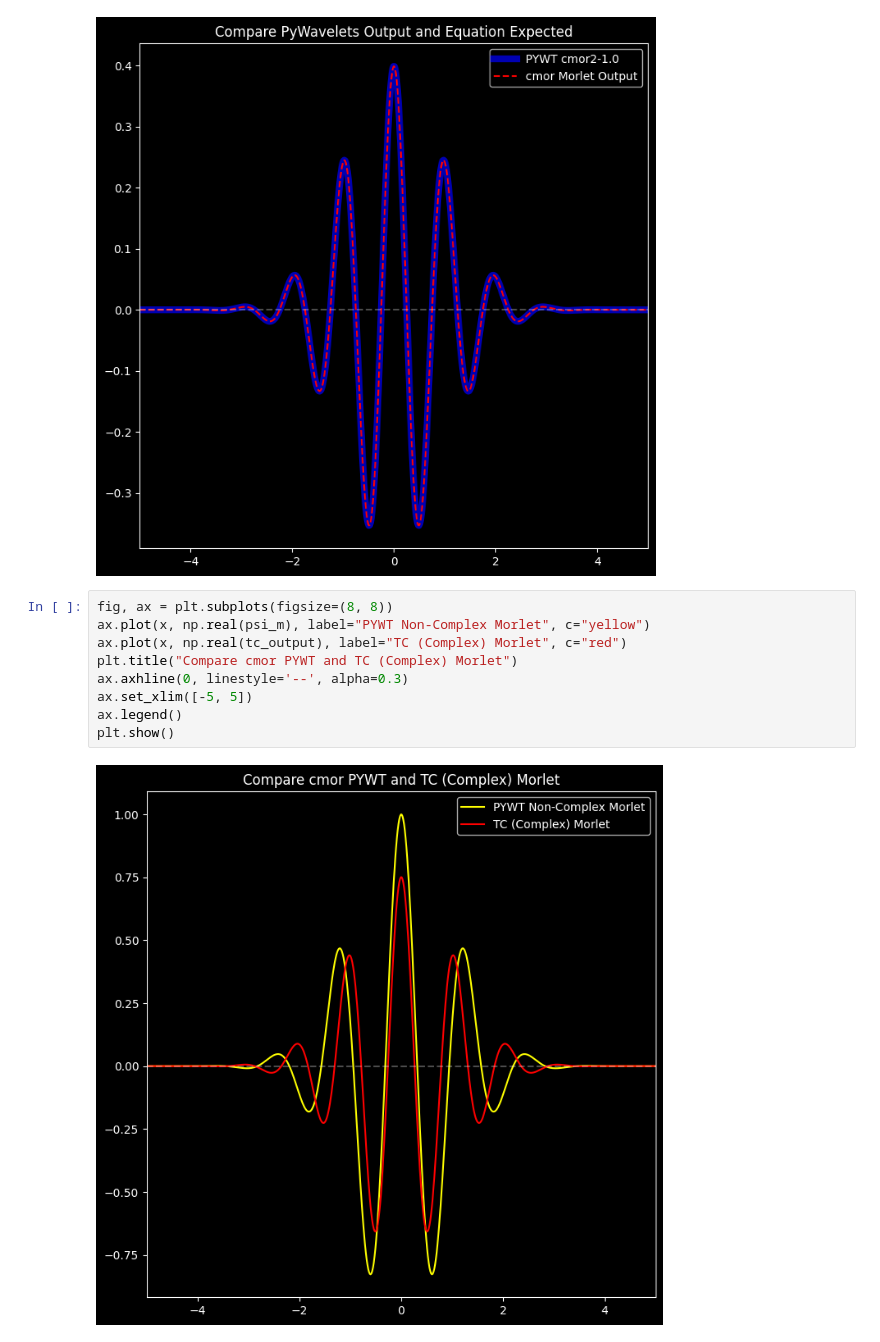
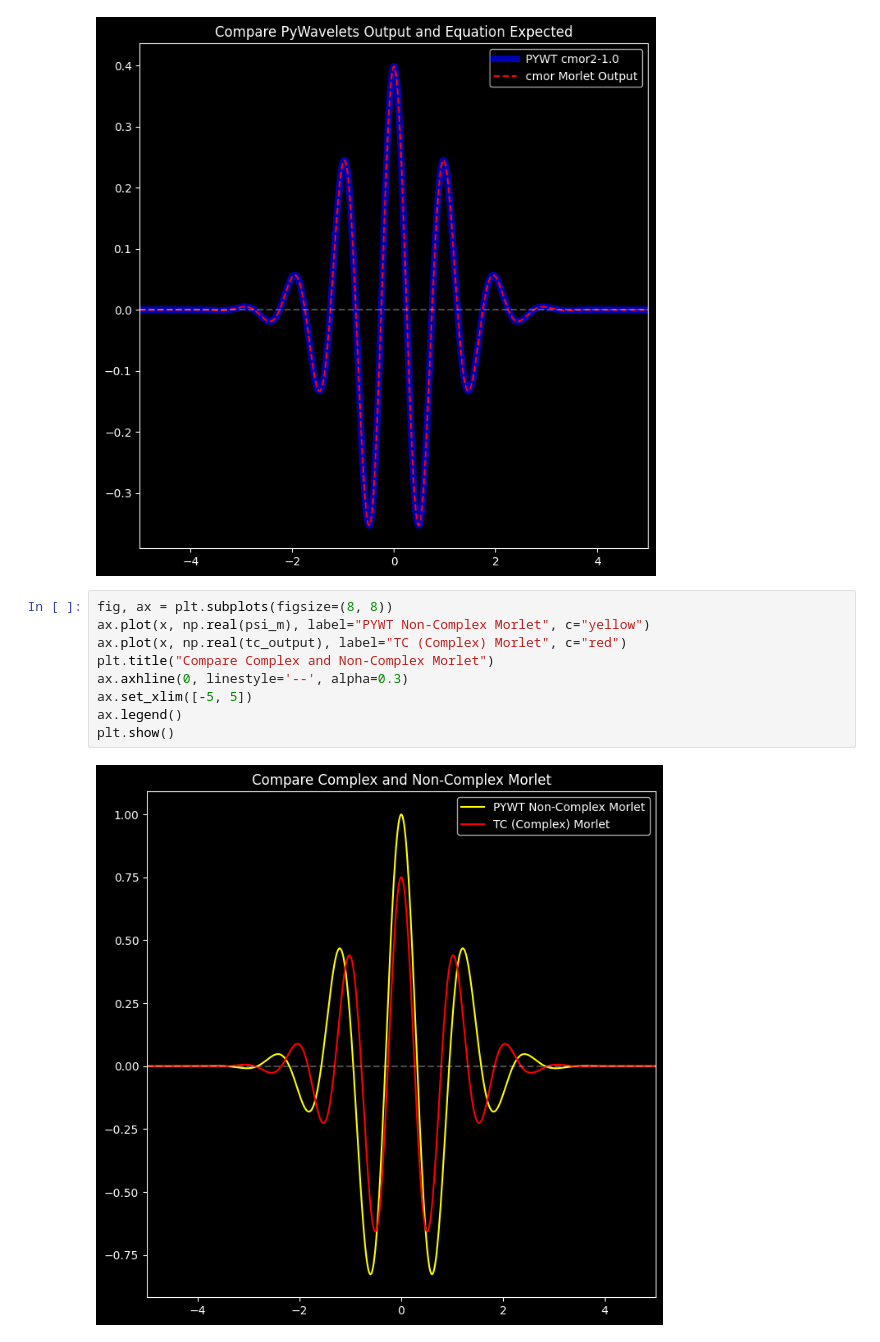
Before and after one commit to cyschneck/wavelet-tutorial, a Jupyter notebook: matching_scales.ipynb, the cells around one changed output. Drawn from its saved outputs; the diff is of its cells as text.

```diff
--- a/matching_scales.ipynb
+++ b/matching_scales.ipynb
@@ -169,13 +169,13 @@ plt.show()
 # %%
 fig, ax = plt.subplots(figsize=(8, 8))
 ax.plot(x, np.real(psi_m), label="PYWT Non-Complex Morlet", c="yellow")
 ax.plot(x, np.real(tc_output), label="TC (Complex) Morlet", c="red")
-plt.title("Compare cmor PYWT and TC (Complex) Morlet")
+plt.title("Compare Complex and Non-Complex Morlet")
 ax.axhline(0, linestyle='--', alpha=0.3)
 ax.set_xlim([-5, 5])
 ax.legend()
 plt.show()
 # %% [output]
-[figure, old version]
+[figure, new version]
 # %%
 fig, ax = plt.subplots(figsize=(8, 8))
```
Also changed, not shown: parts of 1 cell of this notebook.
